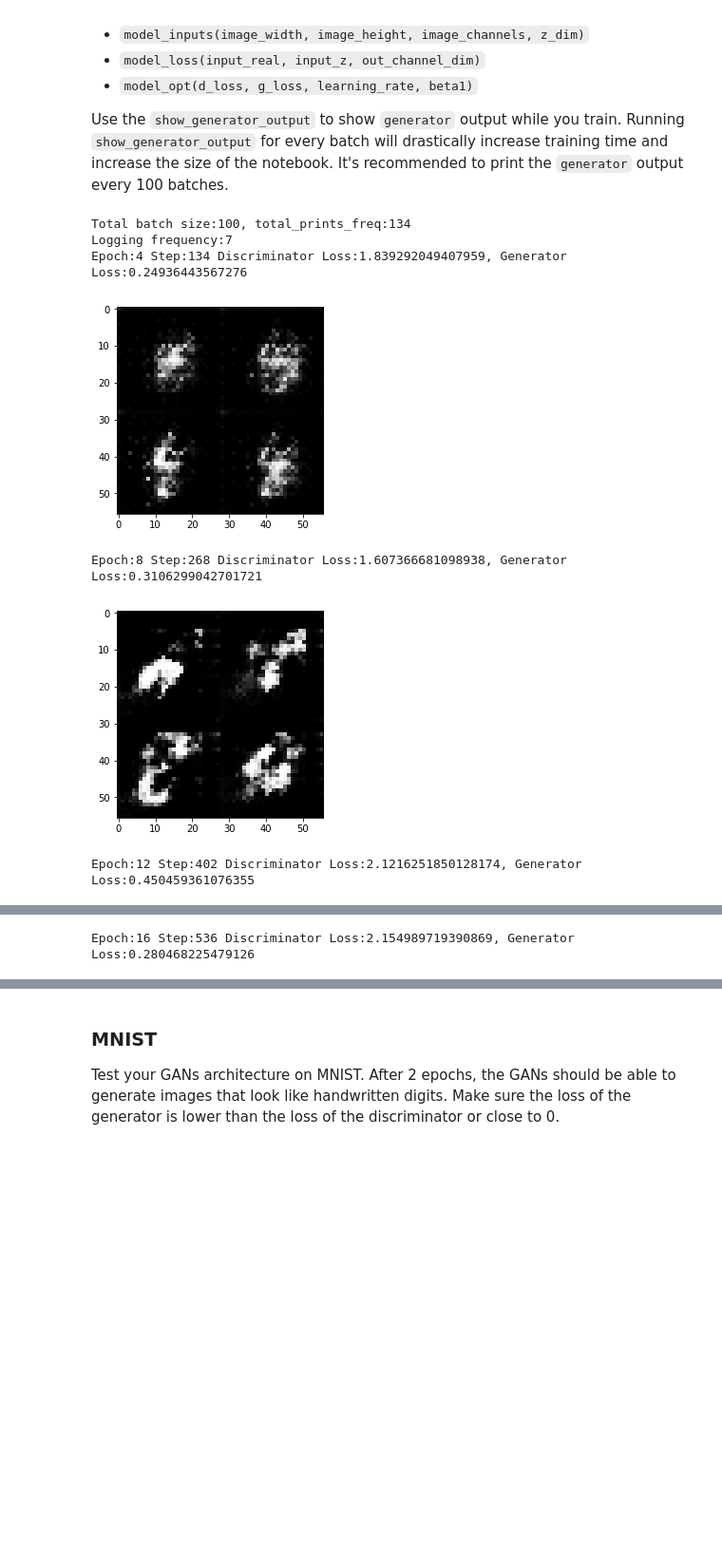
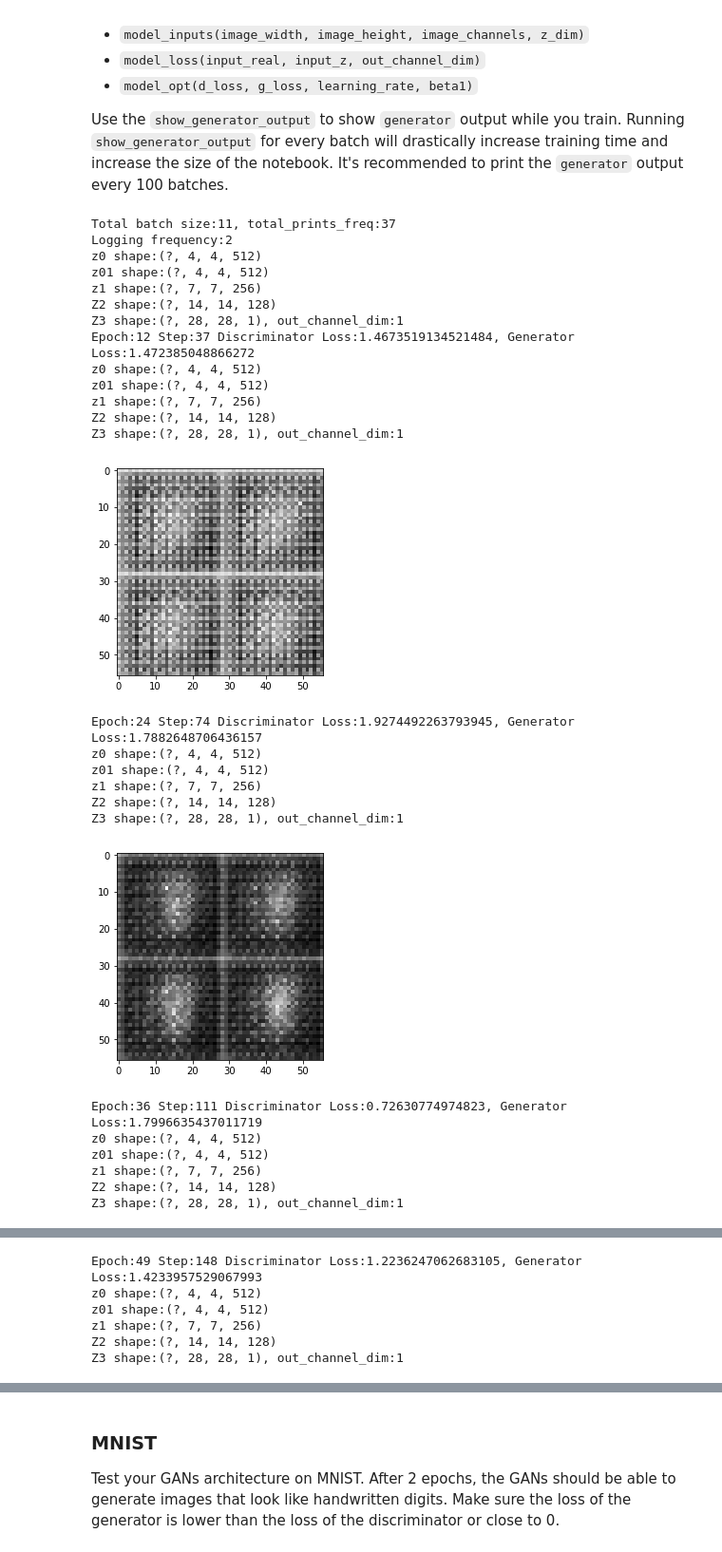
Before and after one commit to fingorn/deep-learning, a Jupyter notebook: face_generation/dlnd_face_generation.ipynb, the cells around one changed output, grey strips where cells are left out. Shown at 95% size. Cells and saved outputs as stored; diff of their text form; code cells hidden in the pictures; blank space fills up the shorter version.

Commit message:
Added more convolutional layers and dropout to generator and discriminator

```diff
--- a/face_generation/dlnd_face_generation.ipynb
+++ b/face_generation/dlnd_face_generation.ipynb
@@ -165,20 +164,32 @@ def discriminator(images, reuse=False):
         # Input is batch x 28 x 28 x channel
         x1 = tf.layers.conv2d(images, 64, 5, strides=2, padding='same') #convolution
         x1 = tf.maximum(alpha*x1,x1)
+        x1 = tf.layers.dropout(x1, training = True)
+
 #         print("x1 shape:{}".format(x1.get_shape()))
         # x1 is now 14 x 14 x 32
 
         x2 = tf.layers.conv2d(x1, 128, 5, strides=2, padding='same')
         x2 = tf.layers.batch_normalization(x2,training=True)
         x2 = tf.maximum(alpha * x2, x2)
+        x2 = tf.layers.dropout(x2, training=True)
 #         print("x2 shape:{}".format(x2.get_shape()))
         #x2 is now 7 x 7 x 64
 
         x3 = tf.layers.conv2d(x2, 256, 5, strides=2,padding='same')
         x3 = tf.layers.batch_normalization(x3, training=True)
         x3 = tf.maximum(alpha*x3, x3)
+        x3 = tf.layers.dropout(x3, training=True)
         #x3 is now 4 x 4 x 256
 #         print("x3 shape:{}".format(x3.get_shape()))
+
+
+        x4 = tf.layers.conv2d(x3, 512 , 5 , strides=1,padding ='same')
+        x4 = tf.layers.batch_normalization(x4, training=True)
+        x4 = tf.maximum(alpha * x4, x4)
+        x4 = tf.layers.dropout(x4, training=True)
+        # x4 should not be 4 x 4 x 512
+#         print("x4 shape:{}".format(x4.get_shape()))
 
         #sigmoid layer
         fc_layer = tf.reshape(x3, (-1, 4 * 4 * 256))
@@ -216,23 +247,35 @@ def generator(z, out_channel_dim, is_train=True):
         z0 = tf.reshape(z0, (-1, 4,4,512))
         z0 = tf.layers.batch_normalization(z0, training=is_train)
         z0 = tf.maximum(alpha*z0,z0)
-#         print("z0 shape:{}".format(z0.get_shape()))
+        z0 = tf.layers.dropout(z0, training=is_train)
+        print("z0 shape:{}".format(z0.get_shape()))
         # now 4x4x512
+
+        z01 = tf.layers.conv2d_transpose(z0, 512, 5, strides=1,padding='same')
+        z01 = tf.layers.batch_normalization(z01, training=is_train)
+        z01 = tf.maximum(alpha * z01, z01)
+        z01 = tf.layers.dropout(z01, training=is_train)
+        print("z01 shape:{}".format(z01.get_shape()))
+        # now 4 x 4 x 512
+
 
         z1 = tf.layers.conv2d_transpose(z0, 256, 4, strides=1,padding='valid')
         z1 = tf.layers.batch_normalization(z1, training=is_train)
         z1 = tf.maximum(alpha*z1, z1)
-#         print("z1 shape:{}".format(z1.get_shape()))
+        z1 = tf.layers.dropout(z1, training=is_train)
+
+        print("z1 shape:{}".format(z1.get_shape()))
         #z1 is now 7 x 7 x 256
 
         z2 = tf.layers.conv2d_transpose(z1, 128, 5,strides=2,padding='same')
         z2 = tf.layers.batch_normalization(z2, training=is_train)
         z2 = tf.maximum(alpha * z2,z2)
-#         print("Z2 shape:{}".format(z2.get_shape()))
+        z2 = tf.layers.dropout(z2,training=is_train)
+        print("Z2 shape:{}".format(z2.get_shape()))
         # z2 is now 14 x 14 x 128
 
         z3 = tf.layers.conv2d_transpose(z2, out_channel_dim, 5, strides=2,padding='same')
-#         print("Z3 shape:{}, out_channel_dim:{}".format(z3.get_shape(),out_channel_dim))
+        print("Z3 shape:{}, out_channel_dim:{}".format(z3.get_shape(),out_channel_dim))
         # z3 is now 28 x 28 x out_channel_dim
         out = tf.tanh(z3)
     return out
@@ -266,6 +319,7 @@ def model_loss(input_real, input_z, out_channel_dim):
     :return: A tuple of (discriminator loss, generator loss)
     """
     # TODO: Implement Function
+    smooth = 0.1
 
     g_out = generator(input_z, out_channel_dim, is_train=True) #this is a tanh output that looks like input_real
 
@@ -273,7 +327,7 @@ def model_loss(input_real, input_z, out_channel_dim):
     d_real_out, d_real_logits = discriminator(input_real, reuse=False)
     d_z_out, d_z_logits = discriminator(g_out,reuse=True)
 
-    d_real_loss = tf.reduce_mean(tf.nn.sigmoid_cross_entropy_with_logits(logits=d_real_logits, labels=tf.ones_like(d_real_out)))
+    d_real_loss = tf.reduce_mean(tf.nn.sigmoid_cross_entropy_with_logits(logits=d_real_logits, labels=tf.ones_like(d_real_out) * (1-smooth)))
     d_z_loss = tf.reduce_mean(tf.nn.sigmoid_cross_entropy_with_logits(logits=d_z_logits, labels = tf.zeros_like(d_z_out)))
 
     d_loss = d_real_loss + d_z_loss
@@ -440,12 +499,32 @@ def train(epoch_count, batch_size, z_dim, learning_rate, beta1, get_batches, dat
 mnist_sample = helper.Dataset('mnist', glob(os.path.join(data_dir, 'test_sample/*.jpg')))
 # %%
 tf.reset_default_graph()
-losses = train(20, 3, 100, 0.0003, 0.7, mnist_sample.get_batches, mnist_sample.shape, mnist_sample.image_mode )
+losses = train(50, 3, 100, 0.0002, 0.5, mnist_sample.get_batches, mnist_sample.shape, mnist_sample.image_mode )
 # %% [output]
-Total batch size:100, total_prints_freq:134
-Logging frequency:7
-Epoch:4 Step:134 Discriminator Loss:1.839292049407959, Generator Loss:0.24936443567276
+Total batch size:11, total_prints_freq:37
+Logging frequency:2
+z0 shape:(?, 4, 4, 512)
+z01 shape:(?, 4, 4, 512)
+z1 shape:(?, 7, 7, 256)
+Z2 shape:(?, 14, 14, 128)
+Z3 shape:(?, 28, 28, 1), out_channel_dim:1
+Epoch:12 Step:37 Discriminator Loss:1.4673519134521484, Generator Loss:1.472385048866272
+z0 shape:(?, 4, 4, 512)
+z01 shape:(?, 4, 4, 512)
+z1 shape:(?, 7, 7, 256)
+Z2 shape:(?, 14, 14, 128)
+Z3 shape:(?, 28, 28, 1), out_channel_dim:1
-[figure, old version]
+[figure, new version]
-Epoch:8 Step:268 Discriminator Loss:1.607366681098938, Generator Loss:0.3106299042701721
+Epoch:24 Step:74 Discriminator Loss:1.9274492263793945, Generator Loss:1.7882648706436157
+z0 shape:(?, 4, 4, 512)
+z01 shape:(?, 4, 4, 512)
+z1 shape:(?, 7, 7, 256)
+Z2 shape:(?, 14, 14, 128)
+Z3 shape:(?, 28, 28, 1), out_channel_dim:1
-[figure, old version]
+[figure, new version]
-Epoch:12 Step:402 Discriminator Loss:2.1216251850128174, Generator Loss:0.450459361076355
+Epoch:36 Step:111 Discriminator Loss:0.72630774974823, Generator Loss:1.7996635437011719
+z0 shape:(?, 4, 4, 512)
+z01 shape:(?, 4, 4, 512)
+z1 shape:(?, 7, 7, 256)
+Z2 shape:(?, 14, 14, 128)
+Z3 shape:(?, 28, 28, 1), out_channel_dim:1
@@ -453 +532,6 @@ Epoch:12 Step:402 Discriminator Loss:2.1216251850128174, Generator Loss:0.450459
-Epoch:16 Step:536 Discriminator Loss:2.154989719390869, Generator Loss:0.280468225479126
+Epoch:49 Step:148 Discriminator Loss:1.2236247062683105, Generator Loss:1.4233957529067993
+z0 shape:(?, 4, 4, 512)
+z01 shape:(?, 4, 4, 512)
+z1 shape:(?, 7, 7, 256)
+Z2 shape:(?, 14, 14, 128)
+Z3 shape:(?, 28, 28, 1), out_channel_dim:1
```
Also changed, not shown: parts of 11 cells of this notebook.
